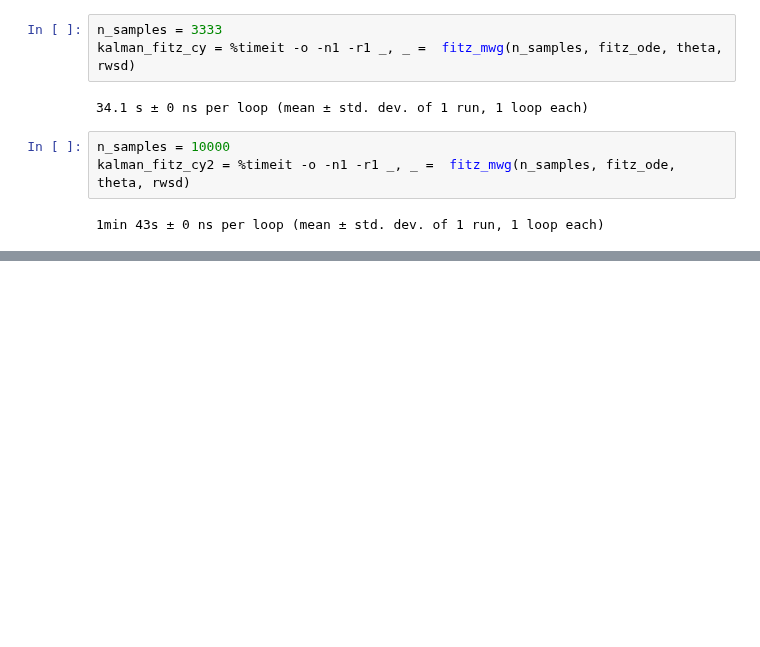
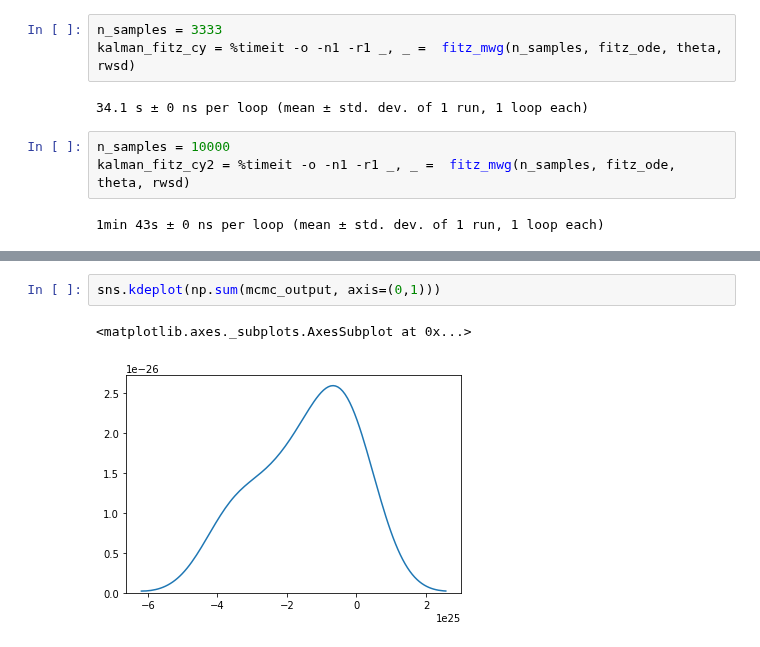
Before and after one commit to mlysy/rodeo-legacy, a Jupyter notebook: cython/KalmanODE.ipynb, the cells around one changed output, grey strips where cells are left out. Cells and saved outputs as stored; diff of their text form; blank space fills up the shorter version.

```diff
--- a/cython/KalmanODE.ipynb
+++ b/cython/KalmanODE.ipynb
@@ -383,0 +394,5 @@ kalman_fitz_cy2 = %timeit -o -n1 -r1 _, _ =  fitz_mwg(n_samples, fitz_ode, theta
+# %%
+sns.kdeplot(np.sum(mcmc_output, axis=(0,1)))
+# %% [output]
+<matplotlib.axes._subplots.AxesSubplot at 0x...>
+[figure, added]
```
Also changed, not shown: parts of 10 cells of this notebook.
